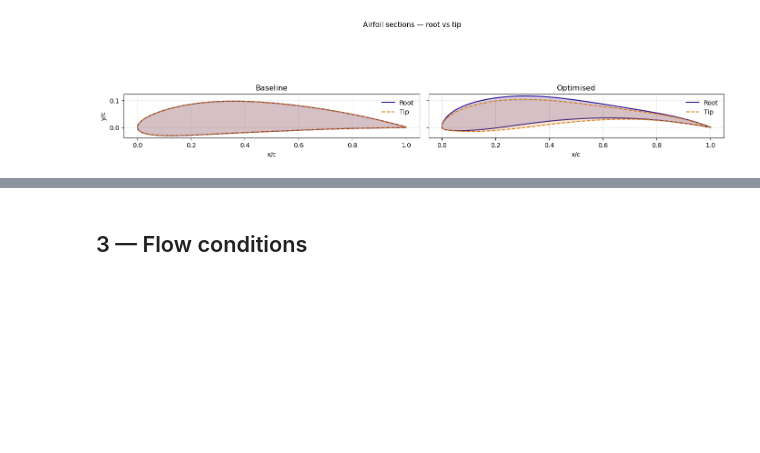
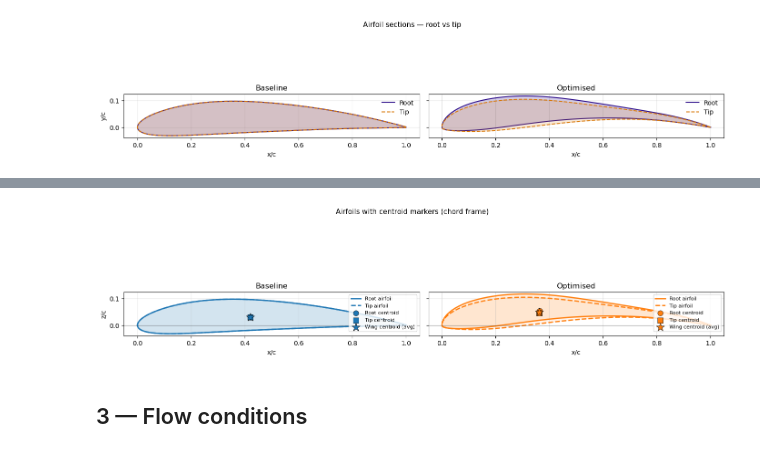
Before and after one commit to mingu6/glider_optimization, a Jupyter notebook: wing_coefficients_comparison.ipynb, the cells around one changed output, grey strips where cells are left out. Saved outputs shown, nothing was run; the diff lists cells and outputs as text; code cells hidden in the pictures; blank space fills up the shorter version.

Commit message:
Update on dynamic centroid calculation

```diff
--- a/wing_coefficients_comparison.ipynb
+++ b/wing_coefficients_comparison.ipynb
@@ -167,3 +363,95 @@ plt.show()
+# %%
+# Centroids overlaid on airfoils in the original chord frame
+
+# Airfoils are NOT translated to centroid location; only centroid markers are plotted.
+
+
+
+if 'centroids' not in globals():
+
+    centroids = {name: _wing_centroid(cfg_entry, y_half) for name, cfg_entry in CONFIGS.items()}
+
+
+
+fig, axes = plt.subplots(1, 2, figsize=(14, 4.5), sharex=True, sharey=True)
+
+
+
+for ax, (name, cfg_entry) in zip(axes, CONFIGS.items()):
+
+    st = STYLES.get(name, {'color': None, 'ls': '-'})
+
+    color = st['color']
+
+    c = centroids[name]
+
+
+
+    af_root = _kulfan_airfoil(cfg_entry['root'], name=f'{name} Root')
+
+    af_tip = _kulfan_airfoil(cfg_entry['tip'], name=f'{name} Tip')
+
+
+
+    x_r = np.asarray(af_root.x(), dtype=float).reshape(-1)
+
+    z_r = np.asarray(af_root.y(), dtype=float).reshape(-1)
+
+    x_t = np.asarray(af_tip.x(), dtype=float).reshape(-1)
+
+    z_t = np.asarray(af_tip.y(), dtype=float).reshape(-1)
+
+
+
+    ax.fill(x_r, z_r, color=color, alpha=0.12)
+
+    ax.plot(x_r, z_r, color=color, lw=2.0, ls='-', label='Root airfoil')
+
+    ax.fill(x_t, z_t, color=color, alpha=0.08)
+
+    ax.plot(x_t, z_t, color=color, lw=2.0, ls='--', label='Tip airfoil')
+
+
+
+    ax.scatter(c['cx_root'], c['cz_root'], marker='o', s=70, color=color, edgecolor='k', linewidth=0.5,
+
+               label='Root centroid')
+
+    ax.scatter(c['cx_tip'], c['cz_tip'], marker='s', s=70, color=color, edgecolor='k', linewidth=0.5,
+
+               label='Tip centroid')
+
+    ax.scatter(c['cx_wing'], c['cz_wing'], marker='*', s=180, color=color, edgecolor='k', linewidth=0.6,
+
+               label='Wing centroid (avg)')
+
+
+
+    ax.axhline(0.0, color='k', lw=0.8, alpha=0.35)
+
+    ax.set_title(name)
+
+    ax.set_xlabel('x/c')
+
+    ax.grid(True, alpha=0.3)
+
+    ax.legend(fontsize=8, loc='upper right')
+
+
+
+axes[0].set_ylabel('z/c')
+
+axes[0].set_aspect(1.0, adjustable='box')
+
+axes[1].set_aspect(1.0, adjustable='box')
+
+plt.suptitle('Airfoils with centroid markers (chord frame)', fontsize=11)
+
+plt.tight_layout()
+
+plt.show()
+# %% [output]
+[figure, added]
 # %% [markdown]
 ## 3 — Flow conditions
 # %%
```
Also changed, not shown: parts of 5 cells of this notebook, 6 other files.
